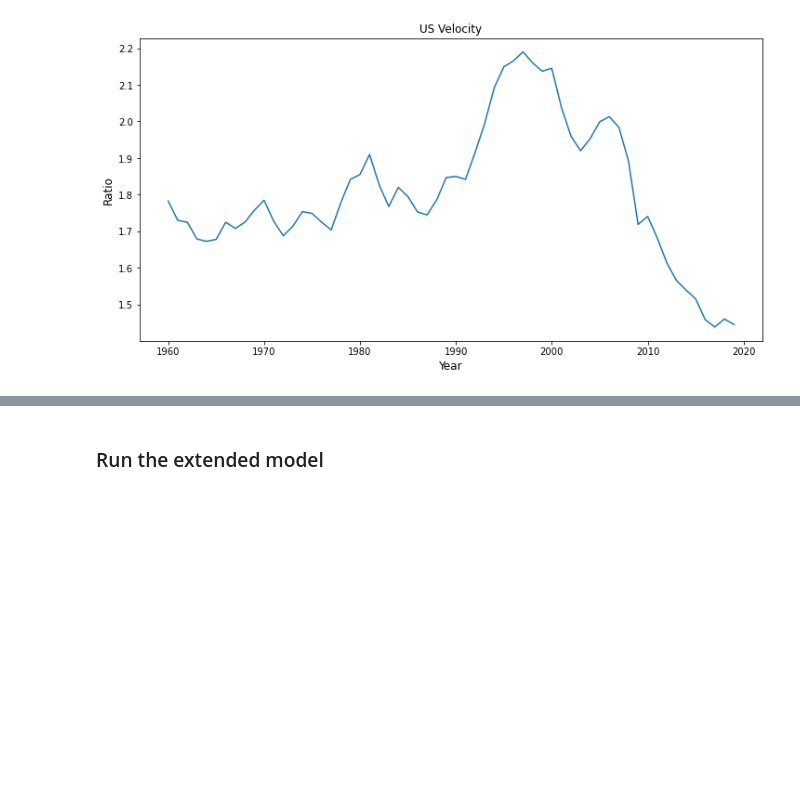
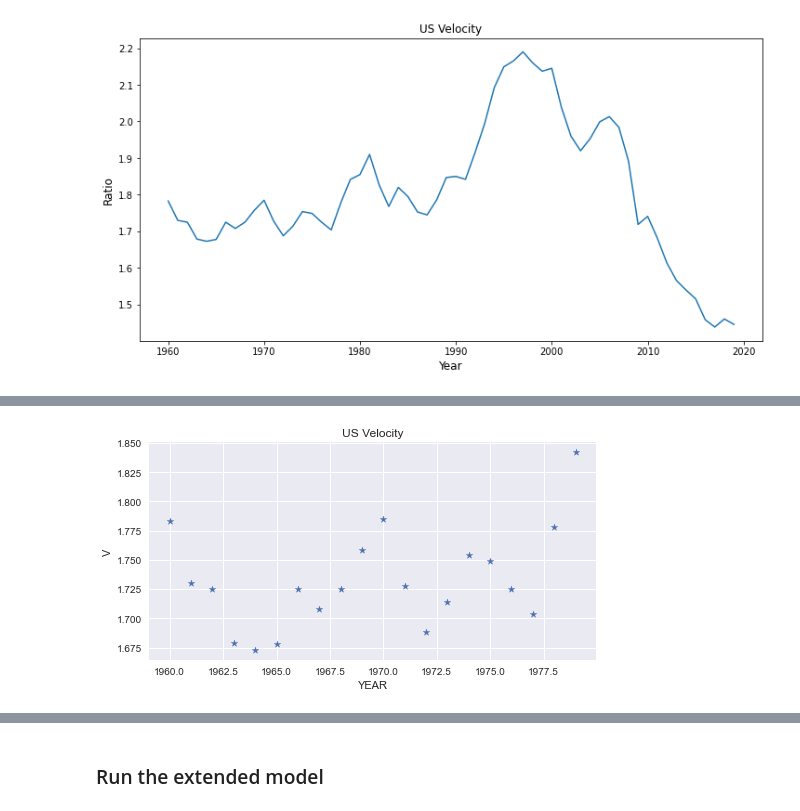
Before and after one commit to jesschow1/project2, a Jupyter notebook: Final Project.ipynb, the cells around one changed output, grey strips where cells are left out. Drawn from its saved outputs; the diff is of its cells as text; code cells hidden in the pictures; blank space fills up the shorter version.

```diff
--- a/Final Project.ipynb
+++ b/Final Project.ipynb
@@ -342,0 +299,4 @@ tf_1
+# %%
+tf_1 = merge_data.loc[0:19]
+tf_1 = tf_1.reset_index(drop = True)
+tf_1.head()
@@ -342,0 +310,21 @@ tf_1
+# %%
+# Discuss the fluctuation of V.
+'''
+H_o: There is no relationship bettwen V and time.
+H_a: There is a relationship bettwen V and time.
+Do the t test in 95% level of confidence.
+'''
+fig, ax = plt.subplots(figsize = (8,4))
+
+x = tf_1['YEAR']
+y = tf_1['V']
+ax.scatter(x, y, marker = '*')
+ax.set_xlabel('YEAR')
+ax.set_ylabel('V')
+ax.set_title('US Velocity')
+plt.show()
+
+
+# Prove that there is no relationship betweeen V and year, meaning that V can be regarded as constant.
+# %% [output]
+[figure, added]
```
Also changed, not shown: parts of 22 cells of this notebook, 1 other file.
